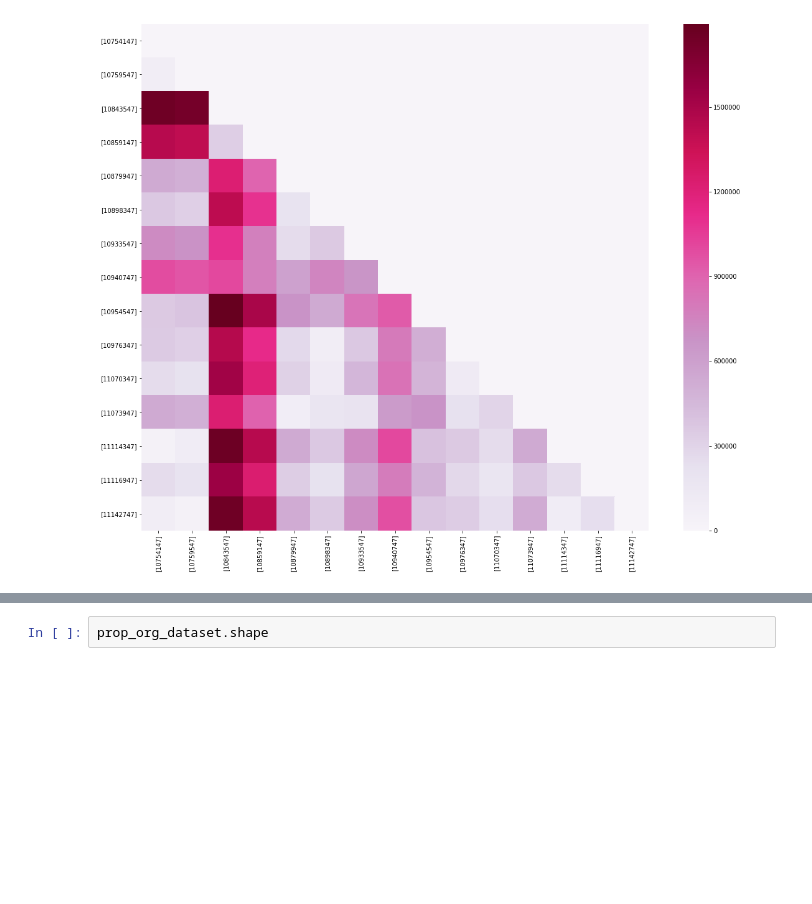
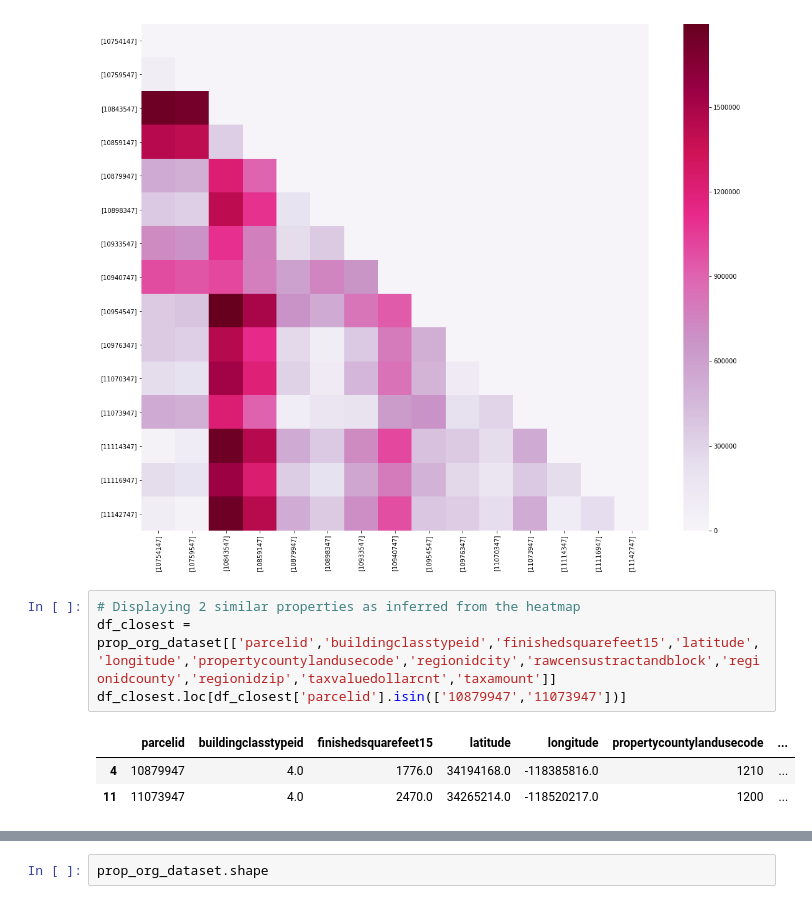
Before and after one commit to ROHITHKUMARN/Kaggle, a Jupyter notebook: HW3/HW3.ipynb, the cells around one changed output, grey strips where cells are left out. Cells and saved outputs as stored; diff of their text form; blank space fills up the shorter version.

```diff
--- a/HW3/HW3.ipynb
+++ b/HW3/HW3.ipynb
@@ -135,3 +138,11 @@ sns.heatmap(euc_dist,xticklabels=x_labels,yticklabels=x_labels,square=True,cmap=
 # %% [output]
 <matplotlib.axes._subplots.AxesSubplot at 0x...>
 [figure]
+# %%
+# Displaying 2 similar properties as inferred from the heatmap
+df_closest = prop_org_dataset[['parcelid','buildingclasstypeid','finishedsquarefeet15','latitude','longitude','propertycountylandusecode','regionidcity','rawcensustractandblock','regionidcounty','regionidzip','taxvaluedollarcnt','taxamount']]
+df_closest.loc[df_closest['parcelid'].isin(['10879947','11073947'])]
+# %% [output]
+|  | parcelid | buildingclasstypeid | finishedsquarefeet15 | latitude | longitude | propertycountylandusecode | ... |
+| 4 | 10879947 | 4.0 | 1776.0 | 34194168.0 | -118385816.0 | 1210 | ... |
+| 11 | 11073947 | 4.0 | 2470.0 | 34265214.0 | -118520217.0 | 1200 | ... |
```
Also changed, not shown: parts of 30 cells of this notebook.
